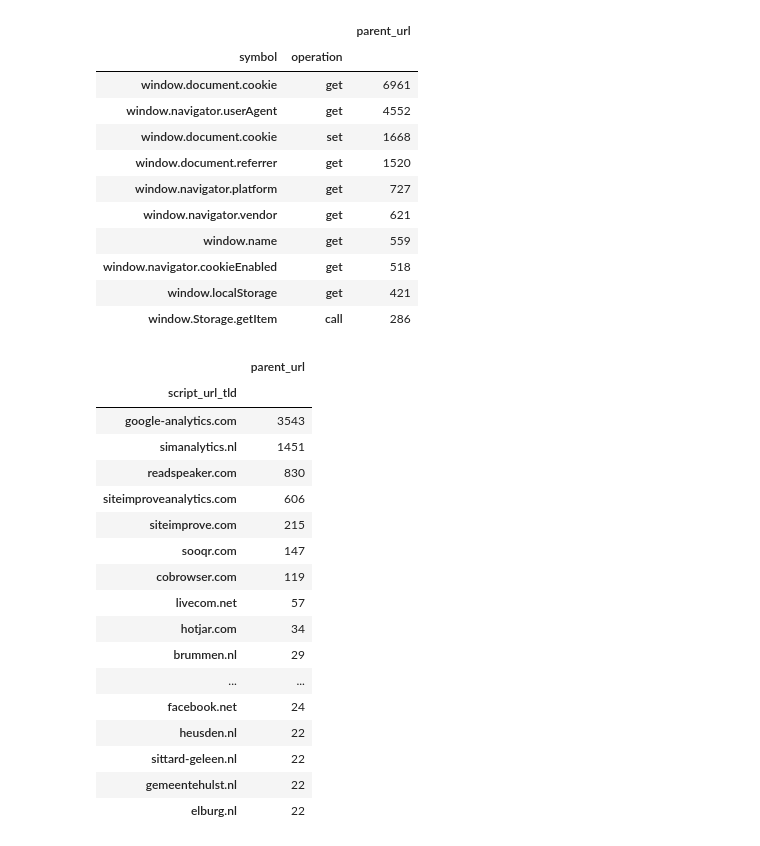
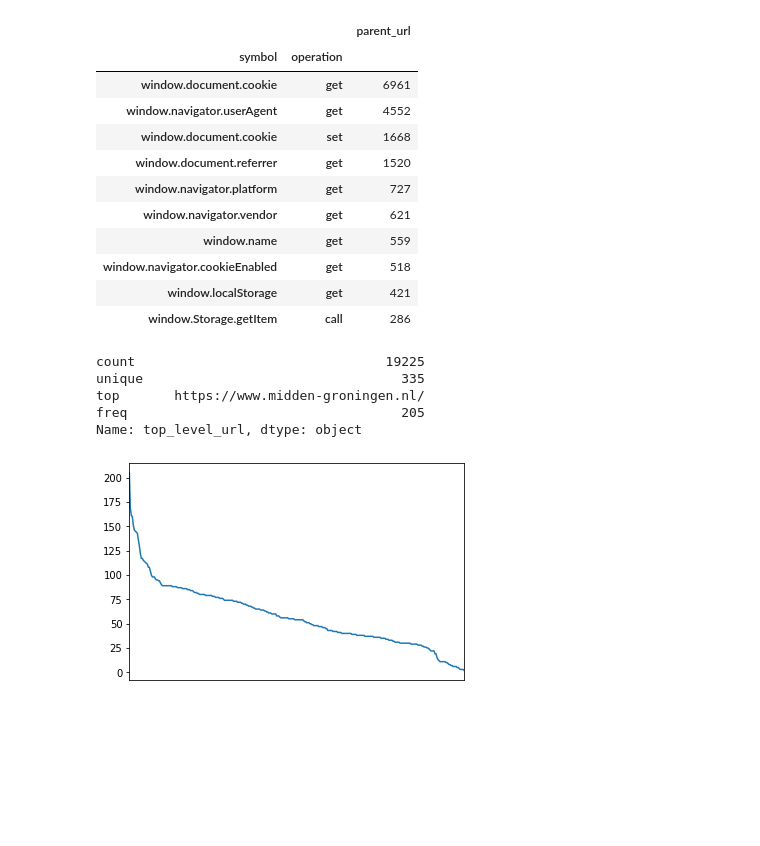
Before and after one commit to mercator-working-group/gemeente-social, a Jupyter notebook: analysis/notebooks/cookie-discovery.ipynb, the cells around one changed output. Cells and saved outputs as stored; diff of their text form; code cells hidden in the pictures; blank space fills up the shorter version.

```diff
--- a/analysis/notebooks/cookie-discovery.ipynb
+++ b/analysis/notebooks/cookie-discovery.ipynb
@@ -75,6 +78,6 @@ all_columns.head()
 #     Data is saved to the javascript_cookies table.
 #     Will record cookies set both by Javascript and via HTTP Responses
 
-javascript_analysis_set = all_columns[["extension_session_uuid", "script_url", "top_level_url", "call_stack", "symbol", "operation", "value", "arguments", "time_stamp", "site_url", "parent_url"]]
+javascript_analysis_set = all_columns[['func_name', "script_url", "top_level_url", "call_stack", "symbol", "operation", "value", "arguments", "time_stamp", "site_url", "parent_url"]]
 javascript_analysis_set.head()
 # %% [output]
@@ -116,6 +119,19 @@ javascript_analysis_set[ ['symbol', 'operation', 'parent_url']]\
 | window.navigator.cookieEnabled | get | 518 |
 | window.localStorage | get | 421 |
 | window.Storage.getItem | call | 286 |
+# %%
+print(javascript_analysis_set['top_level_url'].describe())
+
+plot = javascript_analysis_set.copy()['top_level_url'].value_counts().plot.line()
+plot.axes.get_xaxis().set_visible(False)
+plt.show()
+# %% [output]
+count                                19225
+unique                                 335
+top       https://www.midden-groningen.nl/
+freq                                   205
+Name: top_level_url, dtype: object
+[figure, added]
 # %%
 document_cookie = javascript_analysis_set[javascript_analysis_set['symbol'] == 'window.document.cookie']
 document_cookie.shape
@@ -132,31 +148,12 @@ script_url_cookies['script_url_tld'] = script_url_cookies['script_url'].apply(pa
 
 def top_script_url_tld(script_url_cookies):
     # Let's create a new column with the script_url stripped to top level domain
-    return script_url_cookies[['script_url_tld', 'parent_url']]\
+    return script_url_cookies.copy()[['script_url_tld', 'parent_url']]\
         .groupby('script_url_tld')\
         .count()\
         .sort_values(by=['parent_url'], ascending=False)\
-        .head(20)
+#         .head(20)
 
-
-top_script_url_tld(script_url_cookies)
+script_url_cookies.columns
+# top_script_url_tld(script_url_cookies)
 # Ok so we've got an idea of who is most prevelant in their cookie actions...
-# %% [output]
-|  | parent_url |
-| script_url_tld |  |
-| google-analytics.com | 3543 |
-| simanalytics.nl | 1451 |
-| readspeaker.com | 830 |
-| siteimproveanalytics.com | 606 |
-| siteimprove.com | 215 |
-| sooqr.com | 147 |
-| cobrowser.com | 119 |
-| livecom.net | 57 |
-| hotjar.com | 34 |
-| brummen.nl | 29 |
-| ... | ... |
-| facebook.net | 24 |
-| heusden.nl | 22 |
-| sittard-geleen.nl | 22 |
-| gemeentehulst.nl | 22 |
-| elburg.nl | 22 |
```
Also changed, not shown: parts of 8 cells of this notebook.
